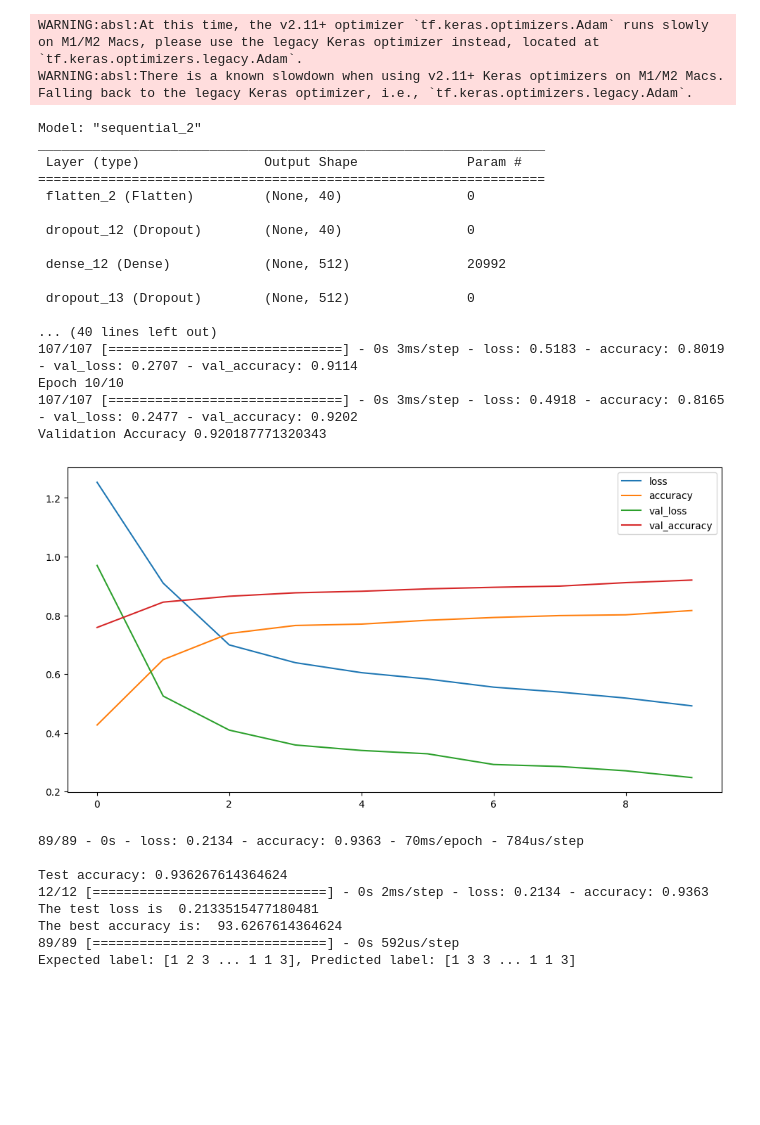
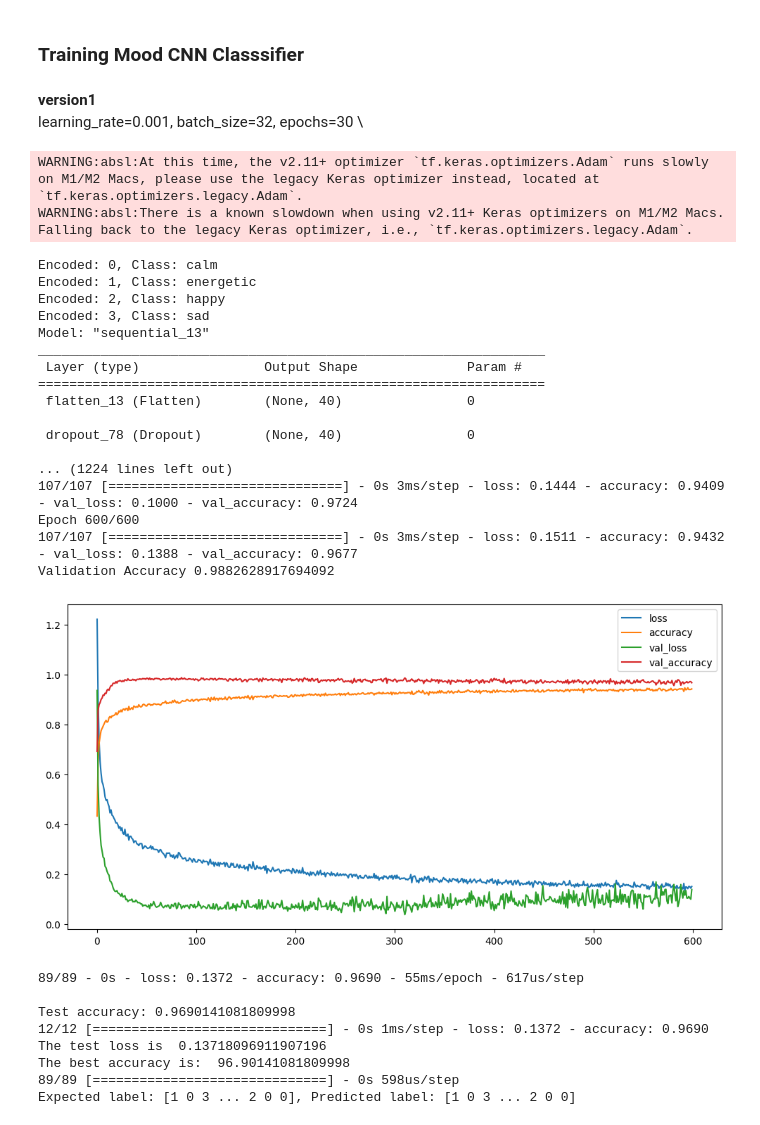
Before and after one commit to phoebbbbe/DJ-Box, a Jupyter notebook: DJ-Box_python/music_classifier_cnn.ipynb, the cells around one changed output. Cells and saved outputs as stored; diff of their text form; code cells hidden in the pictures; blank space fills up the shorter version.

```diff
--- a/DJ-Box_python/music_classifier_cnn.ipynb
+++ b/DJ-Box_python/music_classifier_cnn.ipynb
@@ -23,29 +21,37 @@ def LoadDataset(dataset_path):
 
     return features, labels
 # %%
-def CNN(X_train):
+def CNN(X, label_num):
 
     # 建立神經網絡架構
     model=keras.models.Sequential([
+
+        # 輸入層
         keras.layers.Flatten(input_shape=(X.shape[1],)),
         keras.layers.Dropout(0.2),
 
+        # 第一層隱藏層
         keras.layers.Dense(512, activation='relu'),
         keras.layers.Dropout(0.2),
 
+        # 第二層隱藏層
         keras.layers.Dense(256, activation='relu'),
         keras.layers.Dropout(0.2),
 
+        # 第三層隱藏層
         keras.layers.Dense(128, activation='relu'),
         keras.layers.Dropout(0.2),
 
+        # 第四層隱藏層
         keras.layers.Dense(64, activation='relu'),
         keras.layers.Dropout(0.2),
 
+        # 第五層隱藏層
         keras.layers.Dense(32, activation='relu'),
         keras.layers.Dropout(0.2),
 
-        keras.layers.Dense(4, activation='softmax'),
+        # 輸出層
+        keras.layers.Dense(label_num, activation='softmax'),
     ])
 
     return model
@@ -63,10 +69,17 @@ def SamepleTest(model, X, y):
     predicted_index = np.argmax(prediction, axis=1)
 
     print("Expected label: {}, Predicted label: {}".format(y, predicted_index))
+# %% [markdown]
+### Training Mood CNN Classsifier
+# %% [markdown]
+**version1** \
+learning_rate=0.001, batch_size=32, epochs=30 \
 # %%
 label = 'mood'
+label_num = 4
+
 # 數據集CSV路徑
-dataset_path = f'/Users/phoebe/DJ-Box_model/input/{label}_feature.csv'
+dataset_path = f'./input/{label}_feature.csv'
 
 # 載入資料集
 X, y = LoadDataset(dataset_path)
@@ -74,75 +87,75 @@ X, y = LoadDataset(dataset_path)
 # 編碼標籤資料
 convertor = LabelEncoder()
 y = convertor.fit_transform(y)
+for label, cls in enumerate(convertor.classes_):
+    print(f"Encoded: {label}, Class: {cls}")
 
 # 標準化資料集
 scaler = StandardScaler()
 X = scaler.fit_transform(np.array(X, dtype = float))
 
-# 分成訓練集、測試集、驗證集
+# 分成訓練集、測試集、驗證集 (0.6, 0.25, 0.15)
 X_train, X_test, y_train, y_test = train_test_split(X, y, test_size=0.25)
 X_train, X_validation, y_train, y_validation = train_test_split(X_train, y_train, test_size=0.2)
 
 # 創建卷積神經網絡
-model = CNN(X_train)
+model = CNN(X, label_num)
 
 optimiser = keras.optimizers.Adam(learning_rate=0.000146)
 model.compile(optimizer=optimiser,
               loss='sparse_categorical_crossentropy',
               metrics=['accuracy'])
 
 model.summary()
 
 # 訓練模型
 history = model.fit(X_train,
                     y_train,
                     validation_data=(X_validation, y_validation),
-                    batch_size=64,
-                    epochs=10)
-
-
+                    batch_size=64, # 指定每次訓練所用的樣本數量（批次大小）
+                    epochs=600) # 指定訓練的輪次
 
 # 繪製圖形
 ValidationPlot(history)
 
 # 在測試集上評估模型
 test_loss, test_acc = model.evaluate(X_test, y_test, verbose=2)
 print('\nTest accuracy:', test_acc)
 
-test_loss, test_acc = model.evaluate(X_test,y_test,batch_size=256)
+test_loss, test_acc = model.evaluate(X_test, y_test, batch_size=256)
 print("The test loss is ", test_loss)
 print("The best accuracy is: ", test_acc * 100)
 
 # 測試樣本
 SamepleTest(model, X_test, y_test)
 # %% [output]
 WARNING:absl:At this time, the v2.11+ optimizer `tf.keras.optimizers.Adam` runs slowly on M1/M2 Macs, please use the legacy Keras optimizer instead, located at `tf.keras.optimizers.legacy.Adam`.
 WARNING:absl:There is a known slowdown when using v2.11+ Keras optimizers on M1/M2 Macs. Falling back to the legacy Keras optimizer, i.e., `tf.keras.optimizers.legacy.Adam`.
-Model: "sequential_2"
+Encoded: 0, Class: calm
+Encoded: 1, Class: energetic
+Encoded: 2, Class: happy
+Encoded: 3, Class: sad
+Model: "sequential_13"
 _________________________________________________________________
  Layer (type)                Output Shape              Param #
 =================================================================
- flatten_2 (Flatten)         (None, 40)                0
+ flatten_13 (Flatten)        (None, 40)                0
 
- dropout_12 (Dropout)        (None, 40)                0
+ dropout_78 (Dropout)        (None, 40)                0
 
- dense_12 (Dense)            (None, 512)               20992
-
- dropout_13 (Dropout)        (None, 512)               0
-
-... (40 lines left out)
-107/107 [==============================] - 0s 3ms/step - loss: 0.5183 - accuracy: 0.8019 - val_loss: 0.2707 - val_accuracy: 0.9114
-Epoch 10/10
-107/107 [==============================] - 0s 3ms/step - loss: 0.4918 - accuracy: 0.8165 - val_loss: 0.2477 - val_accuracy: 0.9202
-Validation Accuracy 0.920187771320343
+... (1224 lines left out)
+107/107 [==============================] - 0s 3ms/step - loss: 0.1444 - accuracy: 0.9409 - val_loss: 0.1000 - val_accuracy: 0.9724
+Epoch 600/600
+107/107 [==============================] - 0s 3ms/step - loss: 0.1511 - accuracy: 0.9432 - val_loss: 0.1388 - val_accuracy: 0.9677
+Validation Accuracy 0.9882628917694092
-[figure, old version]
+[figure, new version]
-89/89 - 0s - loss: 0.2134 - accuracy: 0.9363 - 70ms/epoch - 784us/step
+89/89 - 0s - loss: 0.1372 - accuracy: 0.9690 - 55ms/epoch - 617us/step
 
-Test accuracy: 0.936267614364624
-12/12 [==============================] - 0s 2ms/step - loss: 0.2134 - accuracy: 0.9363
-The test loss is  0.2133515477180481
-The best accuracy is:  93.6267614364624
-89/89 [==============================] - 0s 592us/step
-Expected label: [1 2 3 ... 1 1 3], Predicted label: [1 3 3 ... 1 1 3]
+Test accuracy: 0.9690141081809998
+12/12 [==============================] - 0s 1ms/step - loss: 0.1372 - accuracy: 0.9690
+The test loss is  0.13718096911907196
+The best accuracy is:  96.90141081809998
+89/89 [==============================] - 0s 598us/step
+Expected label: [1 0 3 ... 2 0 0], Predicted label: [1 0 3 ... 2 0 0]
 # %%
 model.build([1, 40])
```
Also changed, not shown: parts of 7 cells of this notebook, 12 other files.
